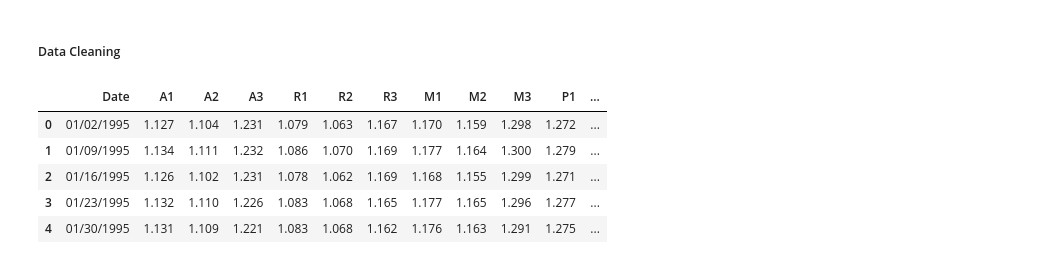
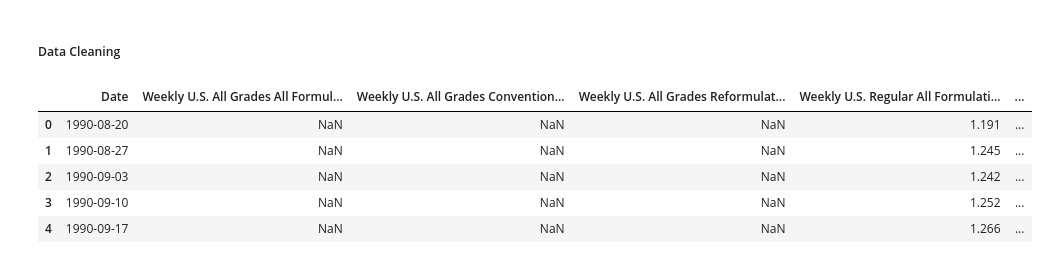
Before and after one commit to joelpoliveira/DW-PipelineDev, a Jupyter notebook: src/stage_1/oilprices_notebook.ipynb, the cells around one changed output. Cells and saved outputs as stored; diff of their text form; code cells hidden in the pictures.

```diff
--- a/src/stage_1/oilprices_notebook.ipynb
+++ b/src/stage_1/oilprices_notebook.ipynb
@@ -5,17 +8,20 @@
 # %%
-import pandas as pd
 OLD_PATH = "./data/oldData/"
 PROC_PATH = "./data/processedData/"
-oil_data = pd.read_csv(PATH + "/oldData/oilprices.csv")
-df = oil_data.copy()
+#df = pd.read_csv(OLD_PATH + "/oilprices.csv", parse_dates=["Date"])
+df = pd.read_excel(OLD_PATH + "PET_PRI_GND_DCUS_NUS_W.xls",
+                   sheet_name="Data 1",
+                  skiprows=2,
+                   parse_dates=["Date"]
+                  )
 df.head()
 # %% [output]
-|  | Date | A1 | A2 | A3 | R1 | R2 | R3 | M1 | M2 | M3 | P1 | ... |
-| 0 | 01/02/1995 | 1.127 | 1.104 | 1.231 | 1.079 | 1.063 | 1.167 | 1.170 | 1.159 | 1.298 | 1.272 | ... |
-| 1 | 01/09/1995 | 1.134 | 1.111 | 1.232 | 1.086 | 1.070 | 1.169 | 1.177 | 1.164 | 1.300 | 1.279 | ... |
-| 2 | 01/16/1995 | 1.126 | 1.102 | 1.231 | 1.078 | 1.062 | 1.169 | 1.168 | 1.155 | 1.299 | 1.271 | ... |
-| 3 | 01/23/1995 | 1.132 | 1.110 | 1.226 | 1.083 | 1.068 | 1.165 | 1.177 | 1.165 | 1.296 | 1.277 | ... |
-| 4 | 01/30/1995 | 1.131 | 1.109 | 1.221 | 1.083 | 1.068 | 1.162 | 1.176 | 1.163 | 1.291 | 1.275 | ... |
+|  | Date | Weekly U.S. All Grades All Formul... | Weekly U.S. All Grades Convention... | Weekly U.S. All Grades Reformulat... | Weekly U.S. Regular All Formulati... | ... |
+| 0 | 1990-08-20 | NaN | NaN | NaN | 1.191 | ... |
+| 1 | 1990-08-27 | NaN | NaN | NaN | 1.245 | ... |
+| 2 | 1990-09-03 | NaN | NaN | NaN | 1.242 | ... |
+| 3 | 1990-09-10 | NaN | NaN | NaN | 1.252 | ... |
+| 4 | 1990-09-17 | NaN | NaN | NaN | 1.266 | ... |
 # %%
 df.info() #has no null values
 # %% [output]
```
Also changed, not shown: parts of 11 cells of this notebook, 11 other files.
